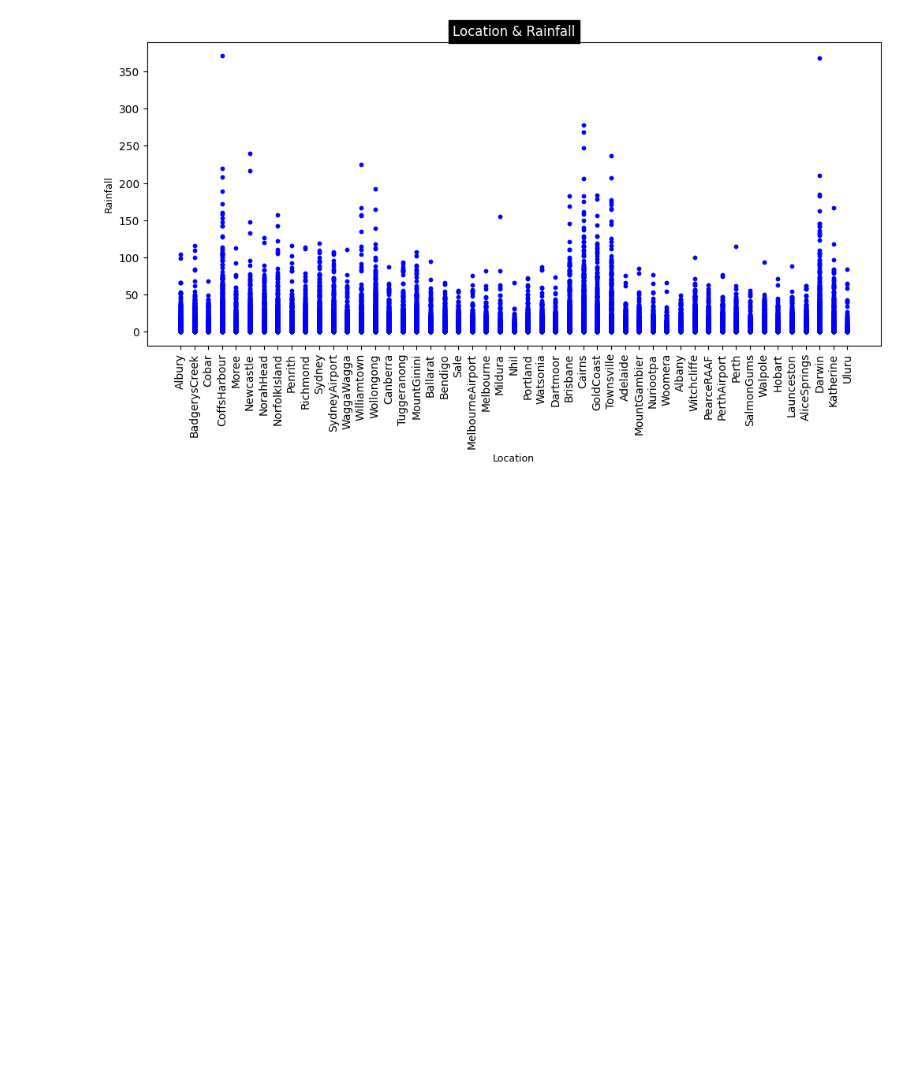
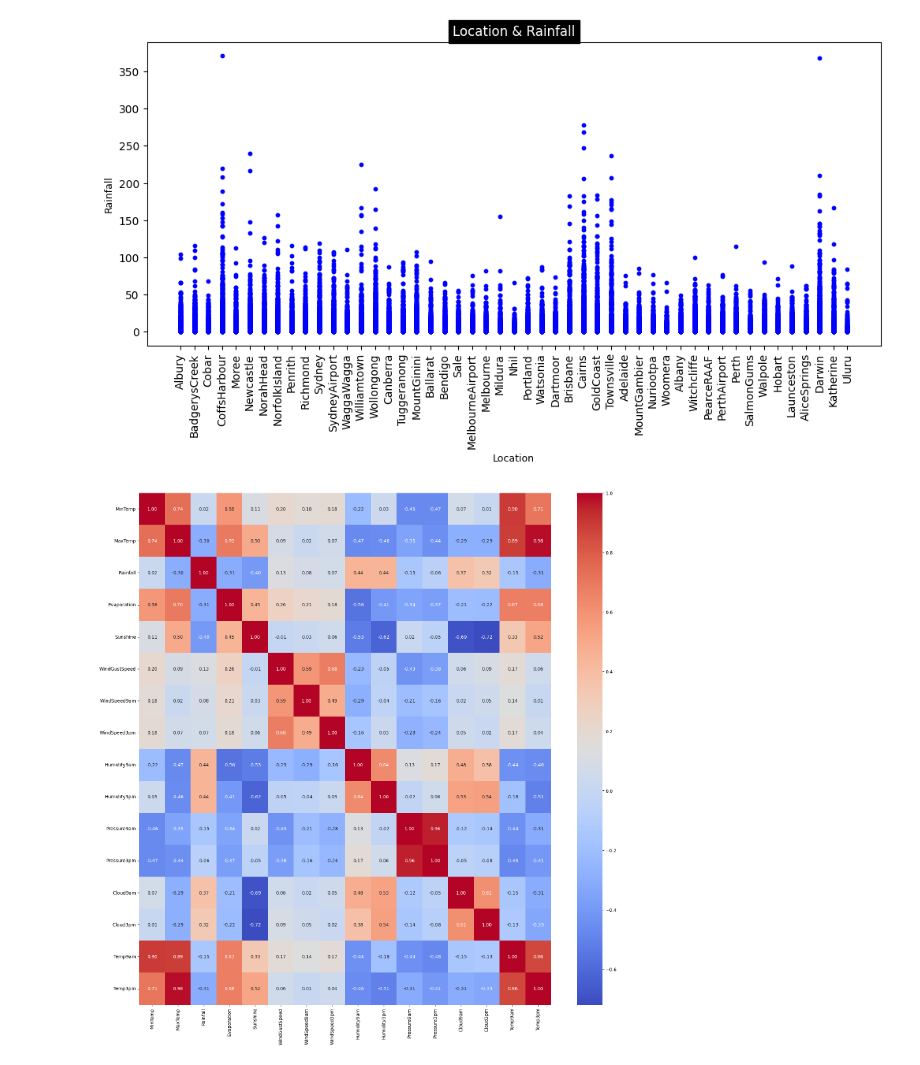
Before and after one commit to abhilashasrivastava/Deep-Learning, a Jupyter notebook: Rain_Prediction.ipynb, the cells around one changed output. Cells and saved outputs as stored; diff of their text form; code cells hidden in the pictures; blank space fills up the shorter version.

```diff
--- a/Rain_Prediction.ipynb
+++ b/Rain_Prediction.ipynb
@@ -341,3 +342,17 @@ plt.xticks(rotation=90)
 plt.show()
 # %% [output]
 [figure]
+# %%
+# Identify and exclude non-numeric columns
+numeric_columns = df.select_dtypes(include=np.number).columns
+df_numeric = df[numeric_columns]
+
+# Calculate correlation matrix
+corrmat = df_numeric.corr(method="spearman")
+
+# Plot heatmap
+plt.figure(figsize=(20, 20))
+sns.heatmap(corrmat, annot=True, cmap="coolwarm", fmt=".2f")
+plt.show()
+# %% [output]
+[figure, added]
```
Also changed, not shown: parts of 2 cells of this notebook.
